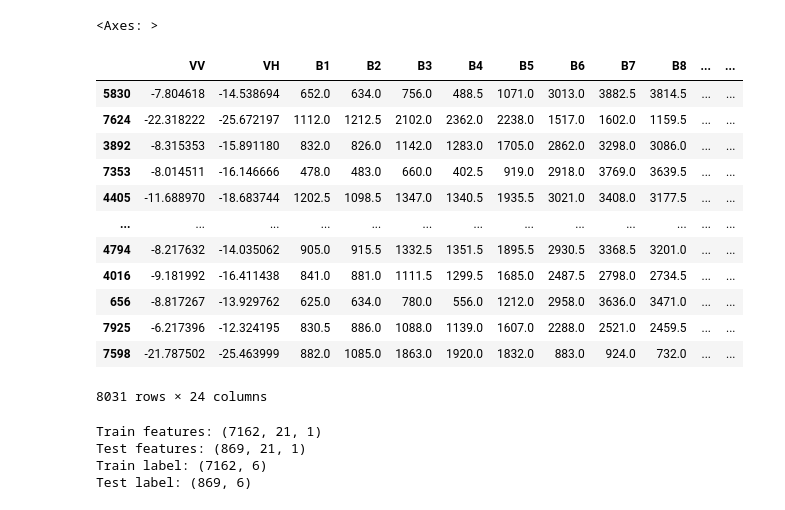
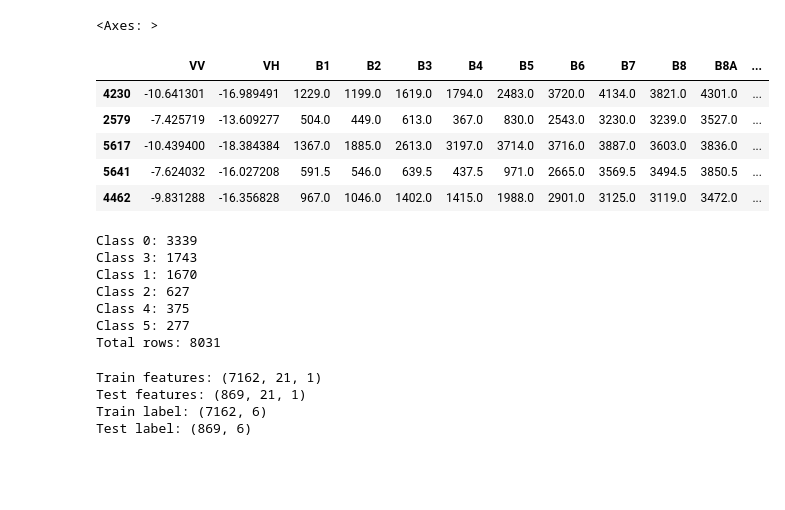
Before and after one commit to senthilkumar-dimitra/LULC-Classification-DL, a Jupyter notebook: LULC_Classification_using_CNN.ipynb, the cells around one changed output. Saved outputs shown, nothing was run; the diff lists cells and outputs as text; code cells hidden in the pictures; blank space fills up the shorter version.

```diff
--- a/LULC_Classification_using_CNN.ipynb
+++ b/LULC_Classification_using_CNN.ipynb
@@ -62,23 +62,33 @@ ep.plot_rgb(
 <Axes: >
 # %%
 # Read sample
+pd.set_option('display.max_columns', None)
 samples = pd.read_csv(SAMPLE_PATH)
 samples = samples.sample(frac = 1) # Shuffle data
-samples
+samples.head()
 # %% [output]
-|  | VV | VH | B1 | B2 | B3 | B4 | B5 | B6 | B7 | B8 | ... | ... |
-| 5830 | -7.804618 | -14.538694 | 652.0 | 634.0 | 756.0 | 488.5 | 1071.0 | 3013.0 | 3882.5 | 3814.5 | ... | ... |
-| 7624 | -22.318222 | -25.672197 | 1112.0 | 1212.5 | 2102.0 | 2362.0 | 2238.0 | 1517.0 | 1602.0 | 1159.5 | ... | ... |
-| 3892 | -8.315353 | -15.891180 | 832.0 | 826.0 | 1142.0 | 1283.0 | 1705.0 | 2862.0 | 3298.0 | 3086.0 | ... | ... |
-| 7353 | -8.014511 | -16.146666 | 478.0 | 483.0 | 660.0 | 402.5 | 919.0 | 2918.0 | 3769.0 | 3639.5 | ... | ... |
-| 4405 | -11.688970 | -18.683744 | 1202.5 | 1098.5 | 1347.0 | 1340.5 | 1935.5 | 3021.0 | 3408.0 | 3177.5 | ... | ... |
-| ... | ... | ... | ... | ... | ... | ... | ... | ... | ... | ... | ... | ... |
-| 4794 | -8.217632 | -14.035062 | 905.0 | 915.5 | 1332.5 | 1351.5 | 1895.5 | 2930.5 | 3368.5 | 3201.0 | ... | ... |
-| 4016 | -9.181992 | -16.411438 | 841.0 | 881.0 | 1111.5 | 1299.5 | 1685.0 | 2487.5 | 2798.0 | 2734.5 | ... | ... |
-| 656 | -8.817267 | -13.929762 | 625.0 | 634.0 | 780.0 | 556.0 | 1212.0 | 2958.0 | 3636.0 | 3471.0 | ... | ... |
-| 7925 | -6.217396 | -12.324195 | 830.5 | 886.0 | 1088.0 | 1139.0 | 1607.0 | 2288.0 | 2521.0 | 2459.5 | ... | ... |
-| 7598 | -21.787502 | -25.463999 | 882.0 | 1085.0 | 1863.0 | 1920.0 | 1832.0 | 883.0 | 924.0 | 732.0 | ... | ... |
+|  | VV | VH | B1 | B2 | B3 | B4 | B5 | B6 | B7 | B8 | B8A | ... |
+| 4230 | -10.641301 | -16.989491 | 1229.0 | 1199.0 | 1619.0 | 1794.0 | 2483.0 | 3720.0 | 4134.0 | 3821.0 | 4301.0 | ... |
+| 2579 | -7.425719 | -13.609277 | 504.0 | 449.0 | 613.0 | 367.0 | 830.0 | 2543.0 | 3230.0 | 3239.0 | 3527.0 | ... |
+| 5617 | -10.439400 | -18.384384 | 1367.0 | 1885.0 | 2613.0 | 3197.0 | 3714.0 | 3716.0 | 3887.0 | 3603.0 | 3836.0 | ... |
+| 5641 | -7.624032 | -16.027208 | 591.5 | 546.0 | 639.5 | 437.5 | 971.0 | 2665.0 | 3569.5 | 3494.5 | 3850.5 | ... |
+| 4462 | -9.831288 | -16.356828 | 967.0 | 1046.0 | 1402.0 | 1415.0 | 1988.0 | 2901.0 | 3125.0 | 3119.0 | 3472.0 | ... |
-8031 rows × 24 columns
+# %%
+class_counts = samples['class'].value_counts()
+total_rows = samples.shape[0]
+
+for class_label, count in class_counts.items():
+  print(f"Class {class_label}: {count}")
+
+print(f"Total rows: {total_rows}")
+# %% [output]
+Class 0: 3339
+Class 3: 1743
+Class 1: 1670
+Class 2: 627
+Class 4: 375
+Class 5: 277
+Total rows: 8031
 # %%
 # Split into train and test based on column
 train = samples[samples['sample'] == 'train']
```
